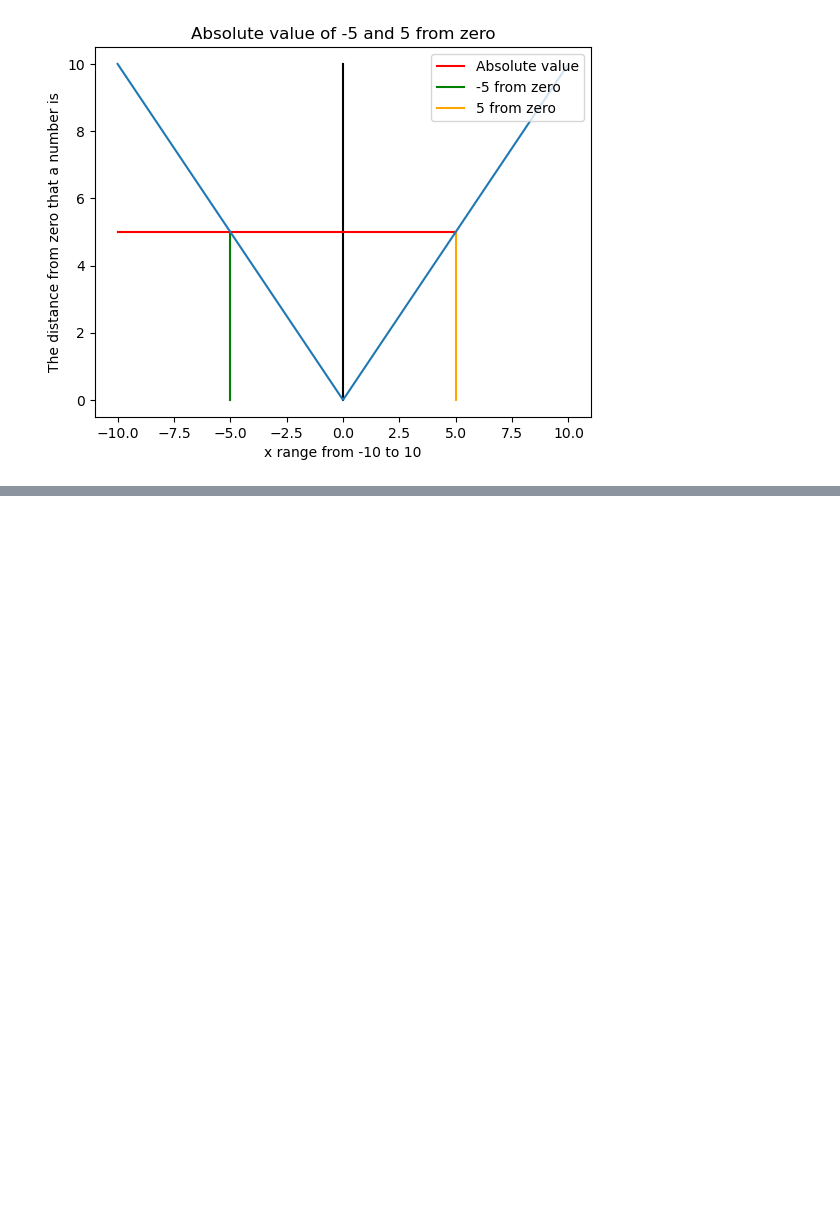
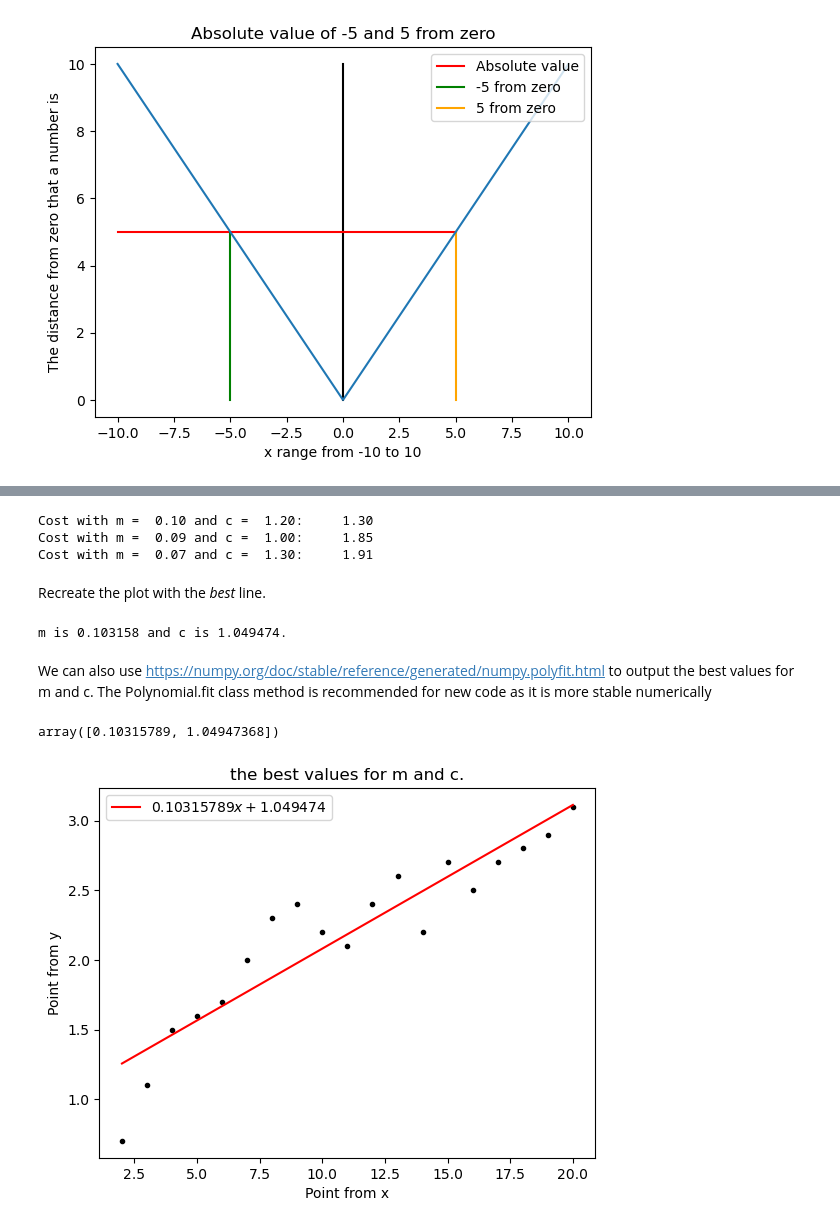
Before and after one commit to DPR-droid/2022_09_Machine_Learning_and_Statistics, a Jupyter notebook: Practicals/02-models_exercise.ipynb, the cells around one changed output, grey strips where cells are left out. Drawn from its saved outputs; the diff is of its cells as text; code cells hidden in the pictures; blank space fills up the shorter version.

```diff
--- a/Practicals/02-models_exercise.ipynb
+++ b/Practicals/02-models_exercise.ipynb
@@ -116,0 +168,58 @@ y = [0.7, 1.1, 1.5, 1.6, 1.7, 2.0, 2.3, 2.4, 2.2, 2.1, 2.4, 2.6, 2.2, 2.7, 2.5,
+# %%
+# Calculate the cost of the lines above for the data above.
+cost = lambda m,c: np.sum([(y[i] - m * x[i] - c)**2 for i in range(x.size)])
+
+print("Cost with m = %5.2f and c = %5.2f: %8.2f" % (0.1, 1.2, cost(0.1, 1.2)))
+print("Cost with m = %5.2f and c = %5.2f: %8.2f" % (0.09,  1.0, cost(0.09,  1.0)))
+print("Cost with m = %5.2f and c = %5.2f: %8.2f" % (0.07, 1.3, cost(0.07, 1.3)))
+# %% [output]
+Cost with m =  0.10 and c =  1.20:     1.30
+Cost with m =  0.09 and c =  1.00:     1.85
+Cost with m =  0.07 and c =  1.30:     1.91
+# %% [markdown]
+Recreate the plot with the *best* line.
+# %%
+# Calculate the best values for m and c.
+
+# First calculate the means (a.k.a. averages) of w and d.
+w_avg = np.mean(x)
+d_avg = np.mean(y)
+
+# Subtract means from w and d.
+w_zero = x - w_avg
+d_zero = y - d_avg
+
+# The best m is found by the following calculation.
+m = np.sum(w_zero * d_zero) / np.sum(w_zero * w_zero)
+# Use m from above to calculate the best c.
+c = d_avg - m * w_avg
+
+print("m is %8.6f and c is %6.6f." % (m, c))
+# %% [output]
+m is 0.103158 and c is 1.049474.
+# %% [markdown]
+We can also use https://numpy.org/doc/stable/reference/generated/numpy.polyfit.html to output the best values for m and c. The Polynomial.fit class method is recommended for new code as it is more stable numerically
+# %%
+# Calculate the cost of the lines above for the data above using numpy polyfit
+np.polyfit(x, y, 1)
+# %% [output]
+array([0.10315789, 1.04947368])
+# %%
+plt.plot(x, y, 'k.')
+
+# Calculate the best values for m and c.
+
+plt.plot(x, 0.10315789 * x + 1.04947368, color="red", label=r"$0.10315789x + 1.049474$")
+
+# Add a legend.
+plt.legend()
+
+# Add axis labels.
+plt.xlabel('Point from x')
+plt.ylabel('Point from y')
+plt.title('the best values for m and c.')
+
+# Show the plot.
+plt.show()
+# %% [output]
+[figure, added]
```
Also changed, not shown: parts of 6 cells of this notebook.
